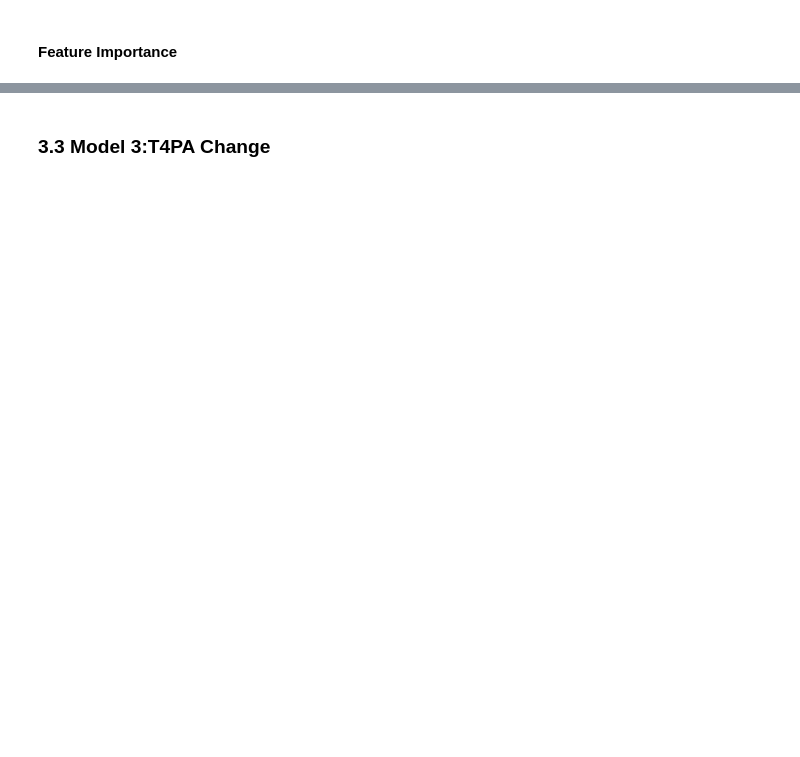
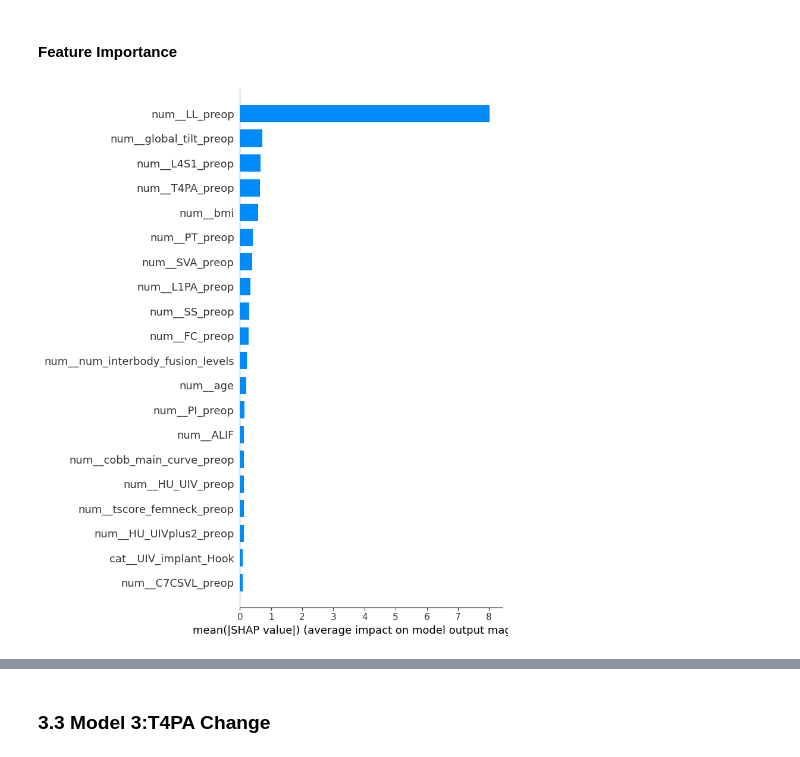
Before and after one commit to 124578-UW/Data-Science-Capstone, a Jupyter notebook: notebooks/03_ml_model_baseline.ipynb, the cells around one changed output, grey strips where cells are left out. Saved outputs shown, nothing was run; the diff lists cells and outputs as text; code cells hidden in the pictures; blank space fills up the shorter version.

Commit message:
update SHAP plots

```diff
--- a/notebooks/03_ml_model_baseline.ipynb
+++ b/notebooks/03_ml_model_baseline.ipynb
@@ -301,13 +345,14 @@ plt.show()
 # %%
 X_test_transformed = LL_model.named_steps["preprocessor"].transform(X_test_LL)
 feature_names = LL_model.named_steps["preprocessor"].get_feature_names_out()
 
-explainer = shap.LinearExplainer(
+explainer = shap.TreeExplainer(
     LL_model.named_steps["regressor"],
-    LL_model.named_steps["preprocessor"].transform(X_train_LL),
     feature_names=feature_names
 )
 shap_values = explainer(X_test_transformed)
 shap.summary_plot(shap_values, X_test_transformed, feature_names=feature_names, plot_type="bar")
+# %% [output]
+[figure, added]
 # %%
 shap.plots.beeswarm(shap_values)
```
Also changed, not shown: parts of 30 cells of this notebook.
